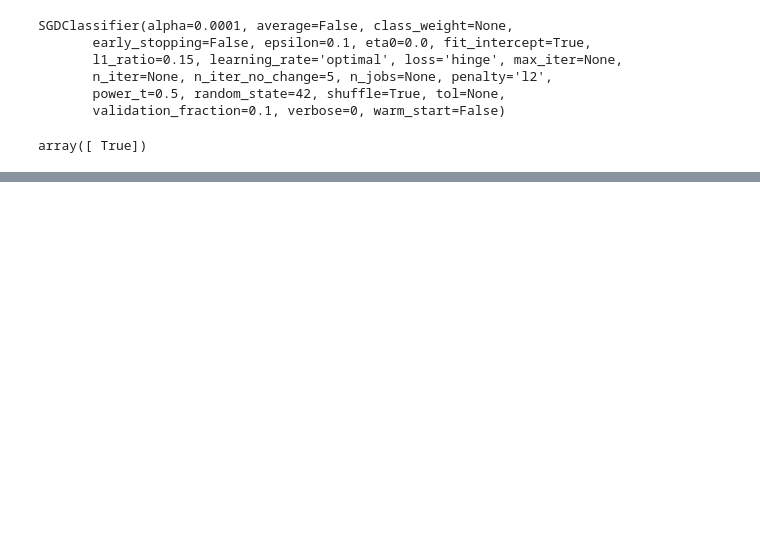
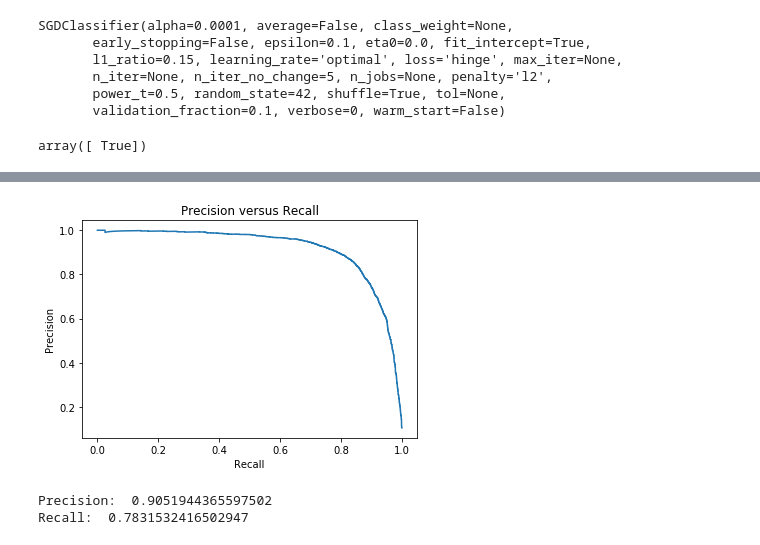
Before and after one commit to akshay827/HandsOnML, a Jupyter notebook: MNIST .ipynb, the cells around one changed output, grey strips where cells are left out. Drawn from its saved outputs; the diff is of its cells as text; code cells hidden in the pictures; blank space fills up the shorter version.

```diff
--- a/MNIST .ipynb
+++ b/MNIST .ipynb
@@ -128,0 +151,17 @@ f1_score(y_train_4, y_train_pred)
+# %%
+plt.plot(recalls, precisions)
+plt.xlabel("Recall")
+plt.ylabel("Precision")
+plt.title("Precision versus Recall")
+plt.show()
+# %% [output]
+[figure, added]
+# %%
+#for ~90% precision:
+
+y_train_pred_90 = (y_scores > 80000)
+print("Precision: ", precision_score(y_train_4, y_train_pred_90))
+print("Recall: ", recall_score(y_train_4, y_train_pred_90))
+# %% [output]
+Precision:  0.9051944365597502
+Recall:  0.7831532416502947
```
Also changed, not shown: parts of 33 cells of this notebook.
